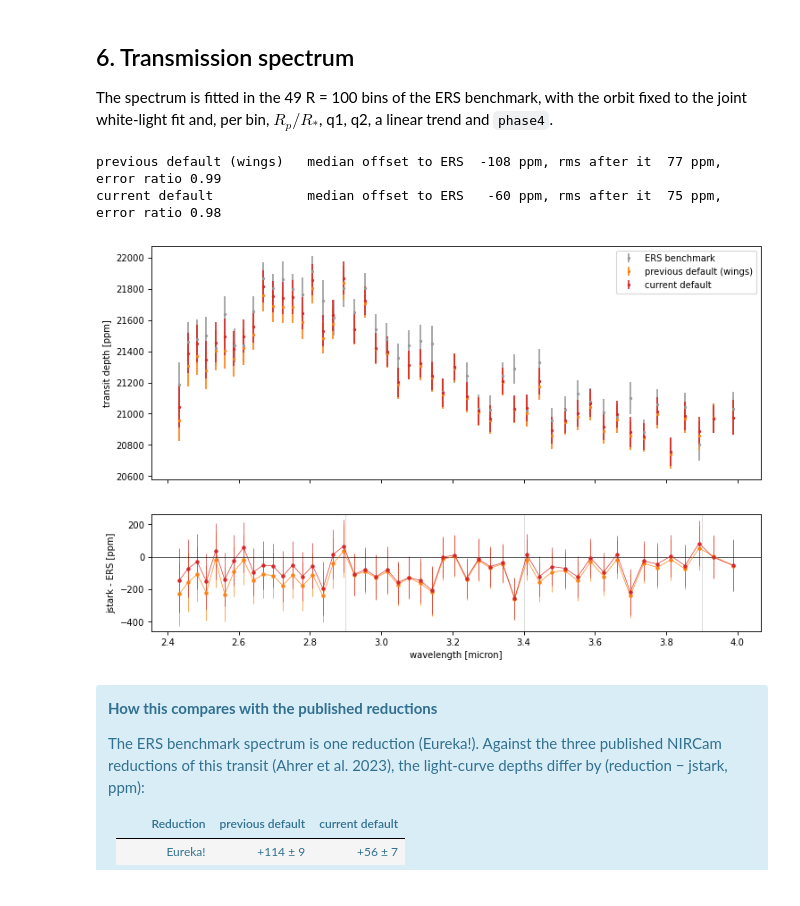
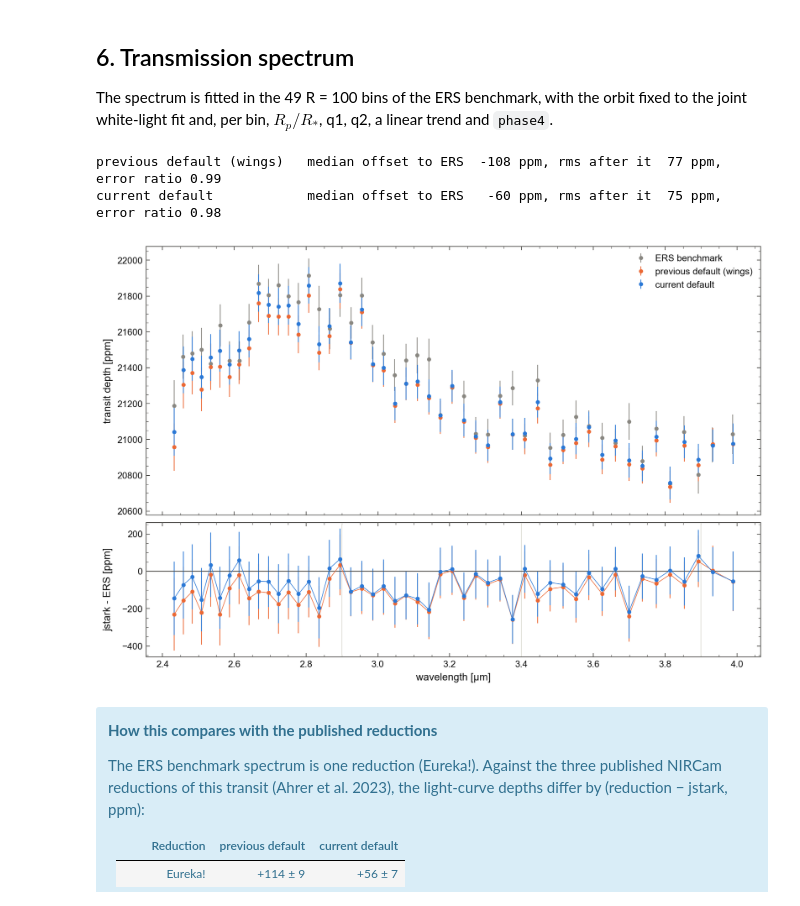
Before and after one commit to Jayshil/jstark, a Jupyter notebook: docs/tutorials/wasp39b_nircam.ipynb, the cells around one changed output. Cells and saved outputs as stored; diff of their text form; code cells hidden in the pictures.

```diff
--- a/docs/tutorials/wasp39b_nircam.ipynb
+++ b/docs/tutorials/wasp39b_nircam.ipynb
@@ -72,7 +72,9 @@ OFFICIAL = os.path.join(DATA, 'reduction_official')          # official calwebb_
 ROOT = 'jw01366002001_04103_00001_nrcalong'
 RUN_FULL = False
 
-plt.rcParams.update({'figure.dpi': 80, 'savefig.dpi': 80})
+from jstark.plotting import use_style
+use_style()                                         # the style of the jstark diagnostic plots
+%config InlineBackend.figure_formats = ['retina']
 os.makedirs(TUT, exist_ok=True)
 # %% [markdown]
 ## 1. Why 1/f noise is worse on NIRCam
@@ -275,7 +277,7 @@ if RUN_FULL:
     exf = SpectralExtractor(info_full)
     exf.find_trace(); exf.fit_psf(); exf.run(keep_segments=False)
 # %%
-fig, ax = plt.subplots(figsize=(11, 4))
+fig, ax = plt.subplots(figsize=(9, 3.8), layout='constrained')
 for k, (name, d) in enumerate({'official Stage 1': OFFICIAL, 'previous default (wings)': OLD,
                                'current default': NEW}.items()):
     lc = LightCurves.from_spectra(os.path.join(d, f'{ROOT}_spectra.fits')).exclude(ints=[(0, 1)])
@@ -285,9 +287,9 @@ for k, (name, d) in enumerate({'official Stage 1': OFFICIAL, 'previous default (
     for p in range(4):
         f = np.where(ph == p, f - np.median((f - trend)[ph == p]), f)
     print(f'{name:26s} white-light p2p {p2p_sigma(f[4:-4]) * 1e6:5.0f} ppm')
-    ax.plot((lc.times - lc.times[0]) * 24, f - 0.01 * k, '.', ms=3, label=name)
+    ax.plot((lc.times - lc.times[0]) * 24, f - 0.01 * k, '.', ms=2, label=name)
 ax.set_xlabel('time [h]'); ax.set_ylabel('relative flux (offset)')
-ax.legend();
+ax.legend(markerscale=3, loc='lower left');
 # %% [output]
 official Stage 1           white-light p2p   266 ppm
 previous default (wings)   white-light p2p   203 ppm
@@ -399,42 +401,44 @@ bench = Table.read(os.path.join(DATA, 'benchmark', 'ZENODO', '4_TRANSMISSION_SPE
                                 'Fit_LimbDarkening', 'NIRCam_F322W2', 'R100.csv'))
 spec_dir = os.path.join(NEW, 'fits', 'spec_nrc_none')
 if RUN_FULL:
     pri = fit.channel_priors(fix=('P', 't0', 'a', 'b', 'ecc', 'omega'))
     pri = {k: v for k, v in pri.items() if not k.startswith(('p_p1', 'q1', 'q2'))}
     pri.update({'p_p1': ('uniform', [0.05, 0.25]),
                 'q1_NRC': ('uniform', [0., 1.]), 'q2_NRC': ('uniform', [0., 1.])})
     edges = np.stack([bench['wave_low'], bench['wave_hig']], axis=1)
     sf = SpectroscopicFit({'NRC': lc}, priors=pri, out_folder=spec_dir, edges=edges,
                           linear=['time', 'phase4'])
     sf.run(nproc=6)
 
 def depth(t):
     p = np.asarray(t['rp/rs'])
     return p ** 2 * 1e6, p * np.asarray(t['rp/rs_err_low'] + t['rp/rs_err_hih']) * 1e6
 
 bd, be = depth(bench)
-fig, (a1, a2) = plt.subplots(2, 1, figsize=(11, 7), sharex=True, gridspec_kw=dict(height_ratios=[2, 1]))
-a1.errorbar(bench['wave'], bd, be, fmt='.', color='0.6', ms=4, label='ERS benchmark')
-for name, d, col in (('previous default (wings)', OLD, 'C1'), ('current default', NEW, 'C3')):
+fig, (a1, a2) = plt.subplots(2, 1, figsize=(9, 6), sharex=True, layout='constrained',
+                             gridspec_kw=dict(height_ratios=[2, 1]))
+a1.errorbar(bench['wave'], bd, be, fmt='o', color='#898781', ms=3, elinewidth=0.8, label='ERS benchmark')
+for name, d, col in (('previous default (wings)', OLD, 'C1'), ('current default', NEW, 'C0')):
     t = Spectrum.read(os.path.join(d, 'fits', 'spec_nrc_none', 'spectrum.ecsv'))
     b = np.asarray(t['bin'])
     dd = np.asarray(t['depth_p1_ppm'])
     ee = 0.5 * np.asarray(t['depth_p1_ppm_errp'] + t['depth_p1_ppm_errm'])
     diff = dd - bd[b]
     off = np.median(diff)
     print(f'{name:26s} median offset to ERS {off:5.0f} ppm, rms after it {np.std(diff - off):3.0f} ppm, '
           f'error ratio {np.median(ee / be[b]):.2f}')
-    a1.errorbar(t['wave'], dd, ee, fmt='.', color=col, ms=4, label=name)
-    a2.errorbar(t['wave'], diff, np.hypot(ee, be[b]), fmt='o-', lw=0.6, ms=3, color=col)
+    a1.errorbar(t['wave'], dd, ee, fmt='o', color=col, ms=3, elinewidth=0.8, label=name)
+    a2.errorbar(t['wave'], diff, np.hypot(ee, be[b]), fmt='o-', lw=0.6, ms=3, elinewidth=0.8, color=col)
 for x in (2.9, 3.4, 3.9):
-    a2.axvline(x, color='0.8', lw=0.6)
-a2.axhline(0, color='k', lw=0.6)
+    a2.axvline(x, color='#e1e0d9', lw=0.8)
+a2.axhline(0, color='#52514e', lw=0.7)
 a1.set_ylabel('transit depth [ppm]'); a1.legend()
-a2.set_ylabel('jstark - ERS [ppm]'); a2.set_xlabel('wavelength [micron]');
+a2.set_ylabel('jstark - ERS [ppm]'); a2.set_xlabel('wavelength [µm]')
+fig.align_ylabels((a1, a2));
 # %% [output]
 previous default (wings)   median offset to ERS  -108 ppm, rms after it  77 ppm, error ratio 0.99
 current default            median offset to ERS   -60 ppm, rms after it  75 ppm, error ratio 0.98
-[figure, old version]
+[figure, new version]
 # %% [markdown]
 <div class="alert alert-info">
 
```
Also changed, not shown: parts of 7 cells of this notebook, 10 other files.
